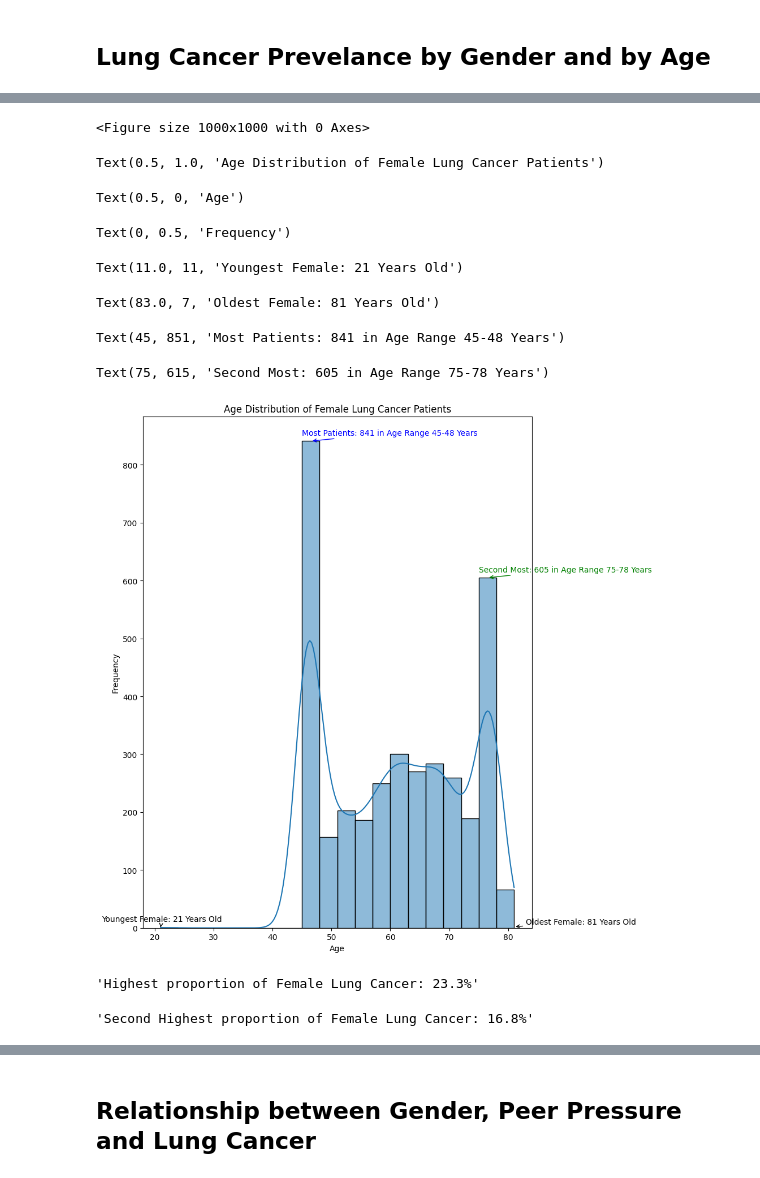
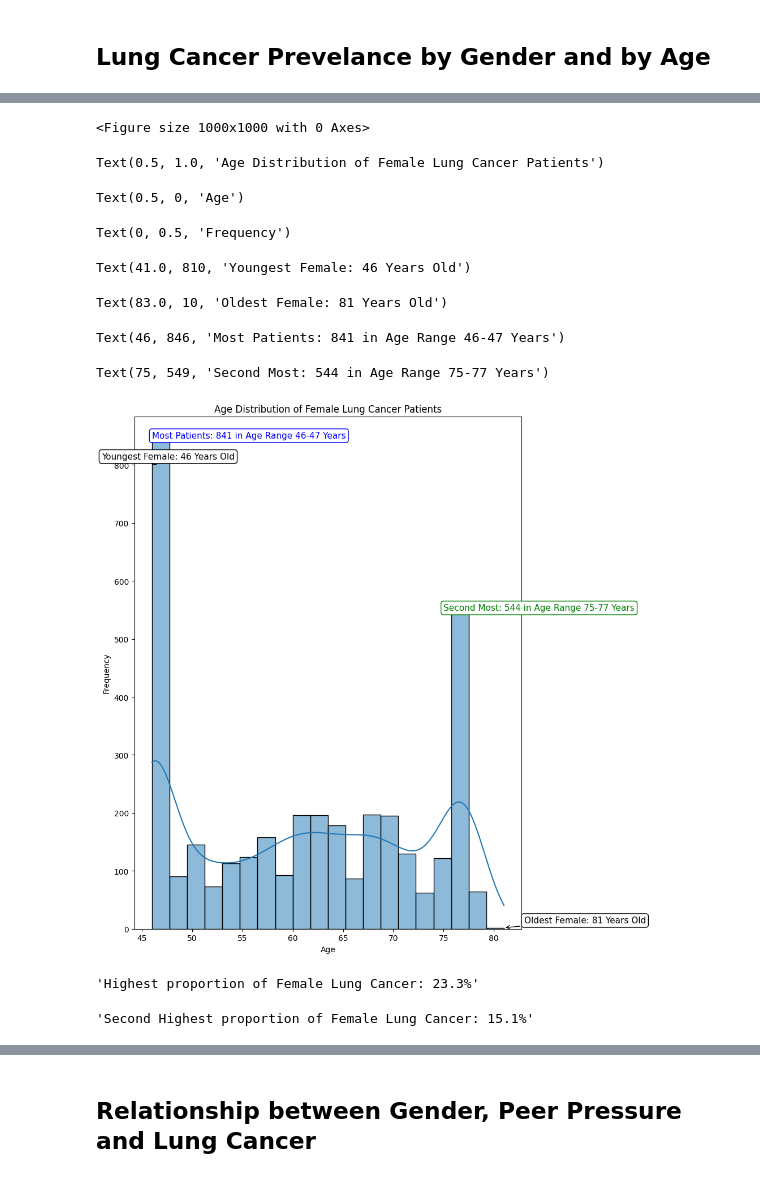
Before and after one commit to mattyapers/DSA312-Lung-Cancer, a Jupyter notebook: LungCancer.ipynb, the cells around one changed output, grey strips where cells are left out. Drawn from its saved outputs; the diff is of its cells as text; code cells hidden in the pictures.

```diff
--- a/LungCancer.ipynb
+++ b/LungCancer.ipynb
@@ -23,6 +23,7 @@ df.isnull().sum()
 
 # Dropping missing rows
 df = df.dropna()
+df = df.drop(df.index[df['AGE']==21])
 df.info()
 df.describe()
 # %% [output]
@@ -429,57 +544,61 @@ plt.ylabel('Frequency')
 plt.annotate(
     f'Youngest Female: {int(min_female_age)} Years Old',
     xy=(min_female_age, min_female_age_freq),
-    xytext=(min_female_age - 10, min_female_age_freq + 10),
+    xytext=(min_female_age - 5, min_female_age_freq + 10),
     arrowprops=dict(color='black', arrowstyle='->'),
-    fontsize=10,
-    color='black'
+    fontsize=11,
+    color='black',
+    bbox=dict(facecolor='white', edgecolor='black', boxstyle='round,pad=0.3')
 )
 
 # Annotate oldest age for females
 plt.annotate(
     f'Oldest Female: {int(max_female_age)} Years Old',
     xy=(max_female_age, max_female_age_freq),
-    xytext=(max_female_age + 2, max_female_age_freq + 5),
+    xytext=(max_female_age + 2, max_female_age_freq + 8),
     arrowprops=dict(color='black', arrowstyle='->'),
-    fontsize=10,
-    color='black'
+    fontsize=11,
+    color='black',
+    bbox=dict(facecolor='white', edgecolor='black', boxstyle='round,pad=0.3')
 )
 
-# Annotate the bin with the most female cancer patients
+# Annotate the bin with the most cancer patients
 plt.annotate(
     f'Most Patients: {max_count} in Age Range {max_bin_range[0]}-{max_bin_range[1]} Years',
     xy=((max_bin_range[0] + max_bin_range[1]) / 2, max_count),
-    xytext=(max_bin_range[0], max_count + 10),
+    xytext=(max_bin_range[0], max_count + 5),
     arrowprops=dict(color='blue', arrowstyle='->'),
-    fontsize=10,
-    color='blue'
+    fontsize=11,
+    color='blue',
+    bbox=dict(facecolor='white', edgecolor='blue', boxstyle='round,pad=0.3')
 )
 
-# Annotate the bin with the second-most female cancer patients
+# Annotate the bin with the second-most cancer patients
 plt.annotate(
     f'Second Most: {second_max_count} in Age Range {second_max_bin_range[0]}-{second_max_bin_range[1]} Years',
     xy=((second_max_bin_range[0] + second_max_bin_range[1]) / 2, second_max_count),
-    xytext=(second_max_bin_range[0], second_max_count + 10),
+    xytext=(second_max_bin_range[0], second_max_count + 5),
     arrowprops=dict(color='green', arrowstyle='->'),
-    fontsize=10,
-    color='green'
+    fontsize=11,
+    color='green',
+    bbox=dict(facecolor='white', edgecolor='green', boxstyle='round,pad=0.3')
 )
 
 # Show the plot
 plt.tight_layout()
 plt.show()
 
 f'Highest proportion of Female Lung Cancer: {max_count / len(female_lung_cancer_y) * 100 :.1f}%'
 f'Second Highest proportion of Female Lung Cancer: {second_max_count / len(female_lung_cancer_y) * 100 :.1f}%'
 # %% [output]
 <Figure size 1000x1000 with 0 Axes>
 Text(0.5, 1.0, 'Age Distribution of Female Lung Cancer Patients')
 Text(0.5, 0, 'Age')
 Text(0, 0.5, 'Frequency')
-Text(11.0, 11, 'Youngest Female: 21 Years Old')
+Text(41.0, 810, 'Youngest Female: 46 Years Old')
-Text(83.0, 7, 'Oldest Female: 81 Years Old')
+Text(83.0, 10, 'Oldest Female: 81 Years Old')
-Text(45, 851, 'Most Patients: 841 in Age Range 45-48 Years')
+Text(46, 846, 'Most Patients: 841 in Age Range 46-47 Years')
-Text(75, 615, 'Second Most: 605 in Age Range 75-78 Years')
+Text(75, 549, 'Second Most: 544 in Age Range 75-77 Years')
-[figure, old version]
+[figure, new version]
 'Highest proportion of Female Lung Cancer: 23.3%'
-'Second Highest proportion of Female Lung Cancer: 16.8%'
+'Second Highest proportion of Female Lung Cancer: 15.1%'
```
Also changed, not shown: parts of 7 cells of this notebook.
